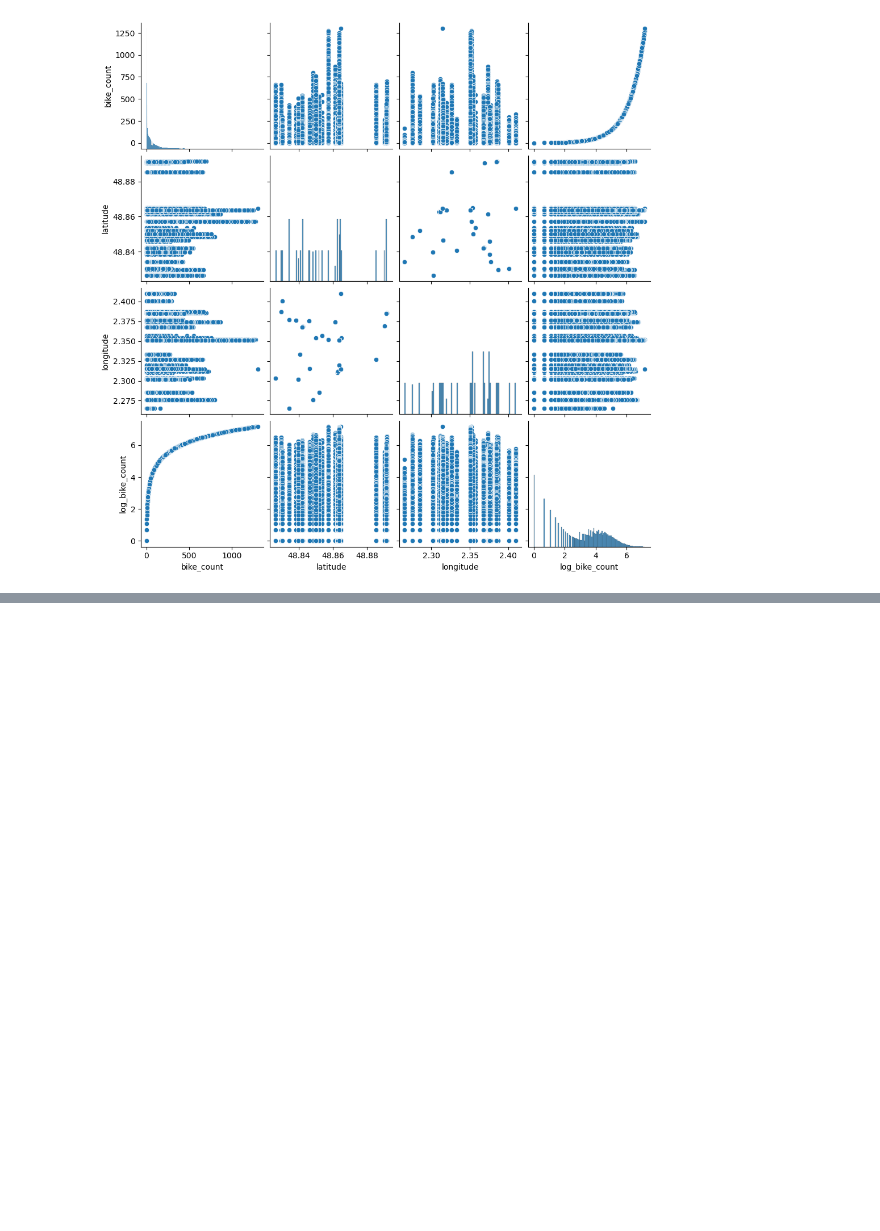
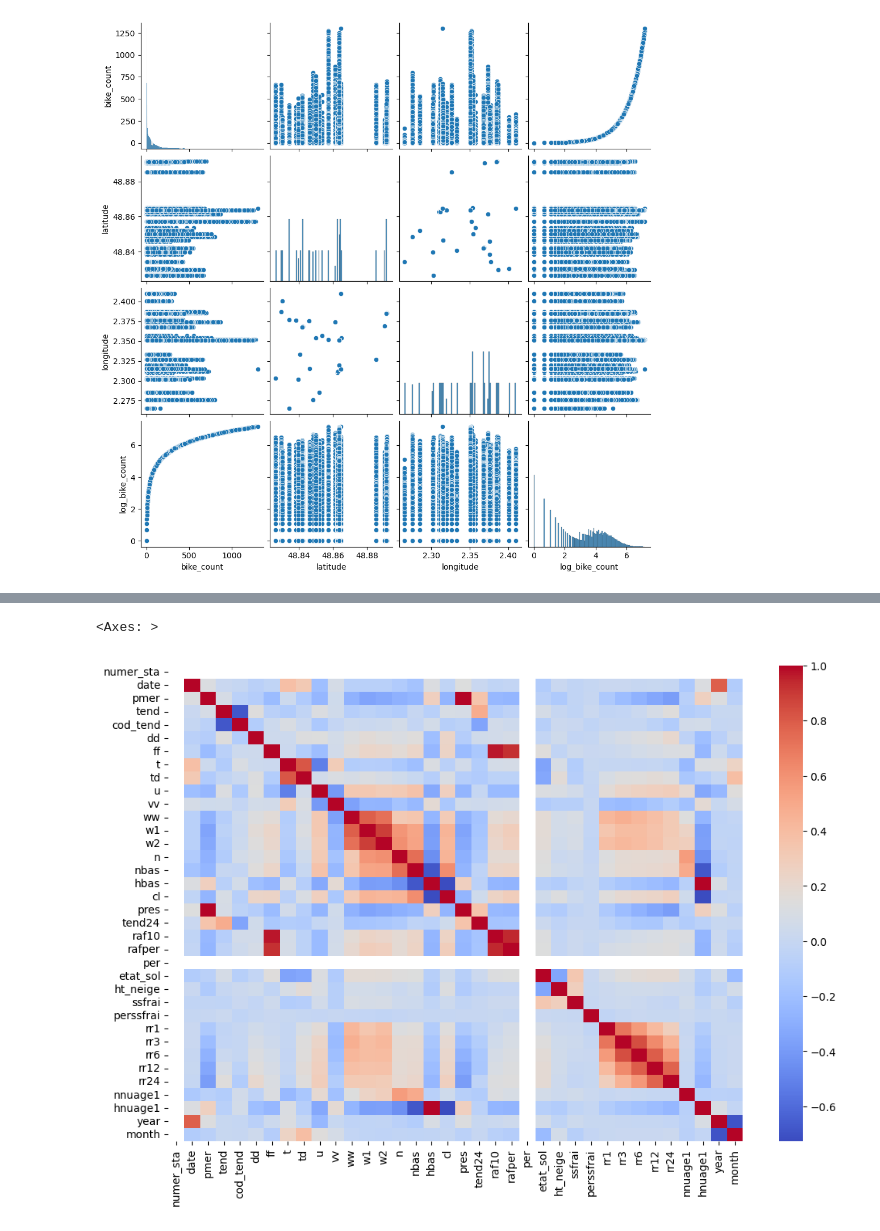
Before and after one commit to magdalenajankowska/tools_for_ds, a Jupyter notebook: EDA.ipynb, the cells around one changed output, grey strips where cells are left out. Saved outputs shown, nothing was run; the diff lists cells and outputs as text; code cells hidden in the pictures; blank space fills up the shorter version.

Commit message:
EDA for weather dataset

```diff
--- a/EDA.ipynb
+++ b/EDA.ipynb
@@ -165,3 +165,7 @@ sns.pairplot(train_df[select_cols])
 plt.show()
 # %% [output]
 [figure]
+# %%
+weather_df = pd.read_csv("external_data/external_data.csv")
+
+weather_df.head()
@@ -167,0 +234,16 @@ plt.show()
+# %%
+threshold = len(weather_df) * 0.8
+weather_df = weather_df.dropna(axis=1, thresh=threshold)
+
+# Drop rows with any NaN values
+weather_df = weather_df.dropna()
+# %%
+weather_df['date'] = pd.to_datetime(weather_df['date'])
+weather_df['year'] = weather_df['date'].dt.year
+weather_df['month'] = weather_df['date'].dt.month
+# %%
+plt.figure(figsize=(12, 8))
+sns.heatmap(weather_df.corr(), annot=False, cmap='coolwarm')
+# %% [output]
+<Axes: >
+[figure, added]
```
Also changed, not shown: parts of 9 cells of this notebook.
